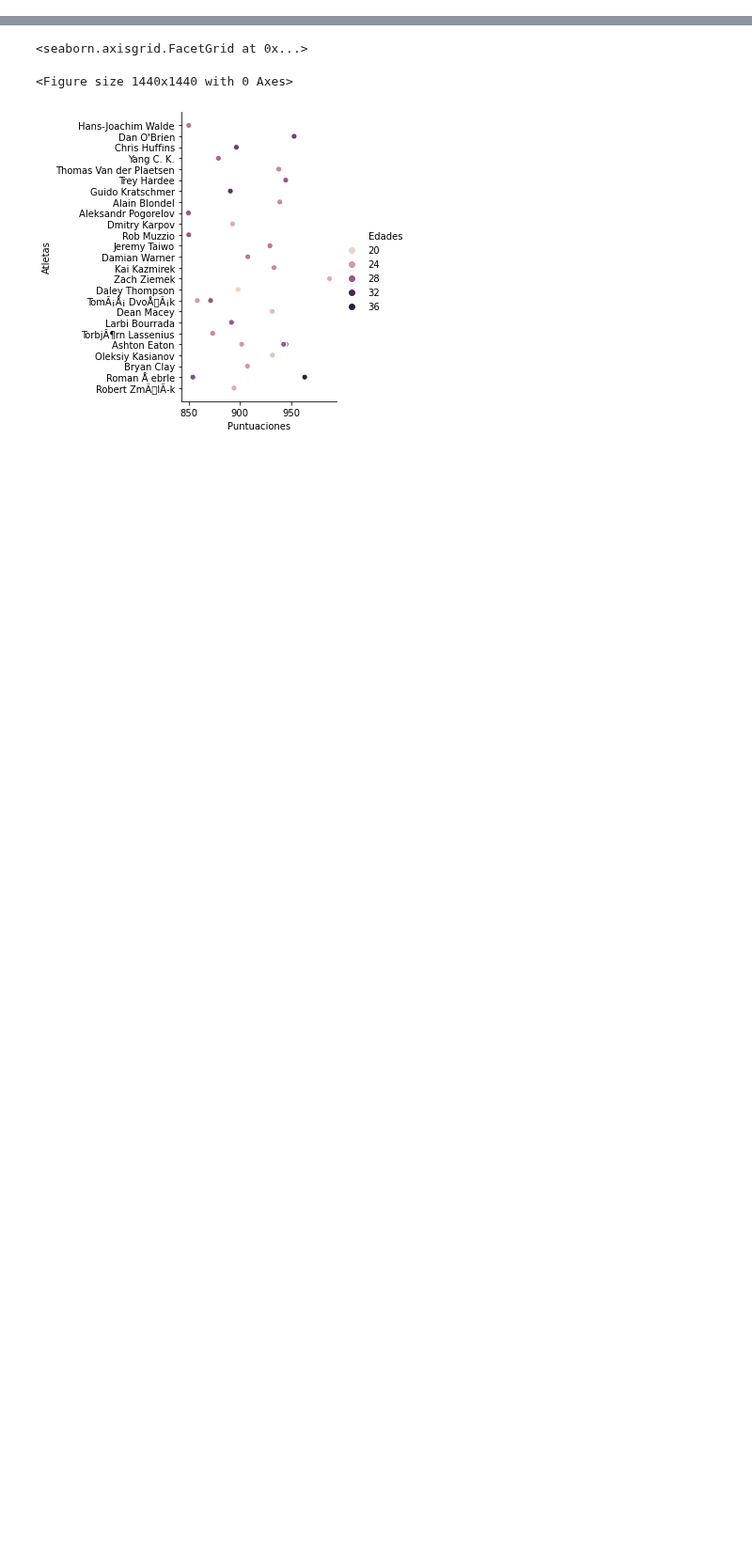
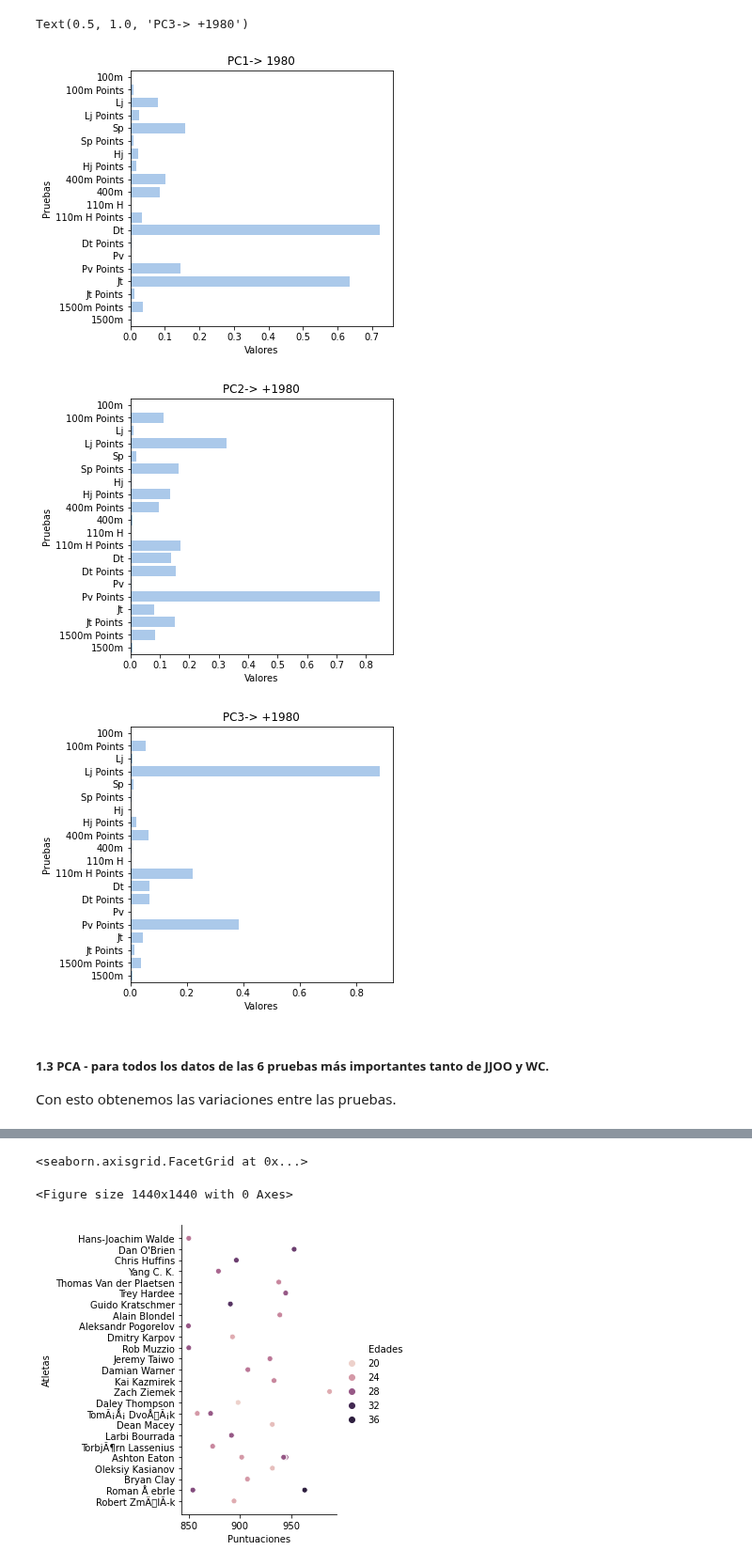
Before and after one commit to RaulCapellanFernandez/DecatlonEstadistics, a Jupyter notebook: InformationDDBB.ipynb, the cells around one changed output, grey strips where cells are left out. Shown at 94% size. Saved outputs shown, nothing was run; the diff lists cells and outputs as text; code cells hidden in the pictures; blank space fills up the shorter version.

```diff
--- a/InformationDDBB.ipynb
+++ b/InformationDDBB.ipynb
@@ -211,27 +44,0 @@ El número de países participantes es 81
-# %%
-############################################################################
-############# Paises con mayor participacion en WC #########################
-############################################################################
-
-paises = []
-cantidad = []
-
-aux = 0
-cont = 0
-
-for i in ddbb['Country']:
-    if (i not in paises and ddbb.iloc[cont]['Competition'] == "WC"):
-        paises.append(i)
-        cantidad.append(1)
-    elif (i in paises and ddbb.iloc[cont]['Competition'] == "WC"):
-        aux = paises.index(i)
-        cantidad[aux] = cantidad[aux] +1
-    cont = cont +1
-
-imp = pd.DataFrame({'Paises': paises, 'Valores': cantidad})
-
-
-plt.figure(figsize=(20,20))
-sns.barplot(x = 'Valores', y = 'Paises', data = imp).set_title('Paises con mayor participacion en WC')
-
-print("El número de países participantes es",len(paises))
@@ -589,0 +172,25 @@ sns.relplot(x = 'Puntuaciones', y= 'Atletas', hue= 'Pruebas', data = imp)
+# %%
+imp = pd.DataFrame({'Pruebas': ddbbData.columns, 'Valores': abs(pca.components_[0])})
+
+plt.figure(figsize=(5,5))
+sns.set_color_codes('pastel')
+sns.barplot(x = 'Valores', y = 'Pruebas', data = imp, color = 'b').set_title('PC1-> 1980')
+
+imp = pd.DataFrame({'Pruebas': ddbbData.columns, 'Valores': abs(pca.components_[1])})
+
+plt.figure(figsize=(5,5))
+sns.barplot(x = 'Valores', y = 'Pruebas', data = imp, color = 'b').set_title('PC2-> +1980')
+
+imp = pd.DataFrame({'Pruebas': ddbbData.columns, 'Valores': abs(pca.components_[2])})
+
+plt.figure(figsize=(5,5))
+sns.barplot(x = 'Valores', y = 'Pruebas', data = imp, color = 'b').set_title('PC3-> +1980')
+# %% [output]
+Text(0.5, 1.0, 'PC3-> +1980')
+[figure, added]
+[figure, added]
+[figure, added]
+# %% [markdown]
+##### 1.3 PCA - para todos los datos de las 6 pruebas más importantes tanto de JJOO y WC.
+
+Con esto obtenemos las variaciones entre las pruebas.
```
Also changed, not shown: parts of 93 cells of this notebook.
